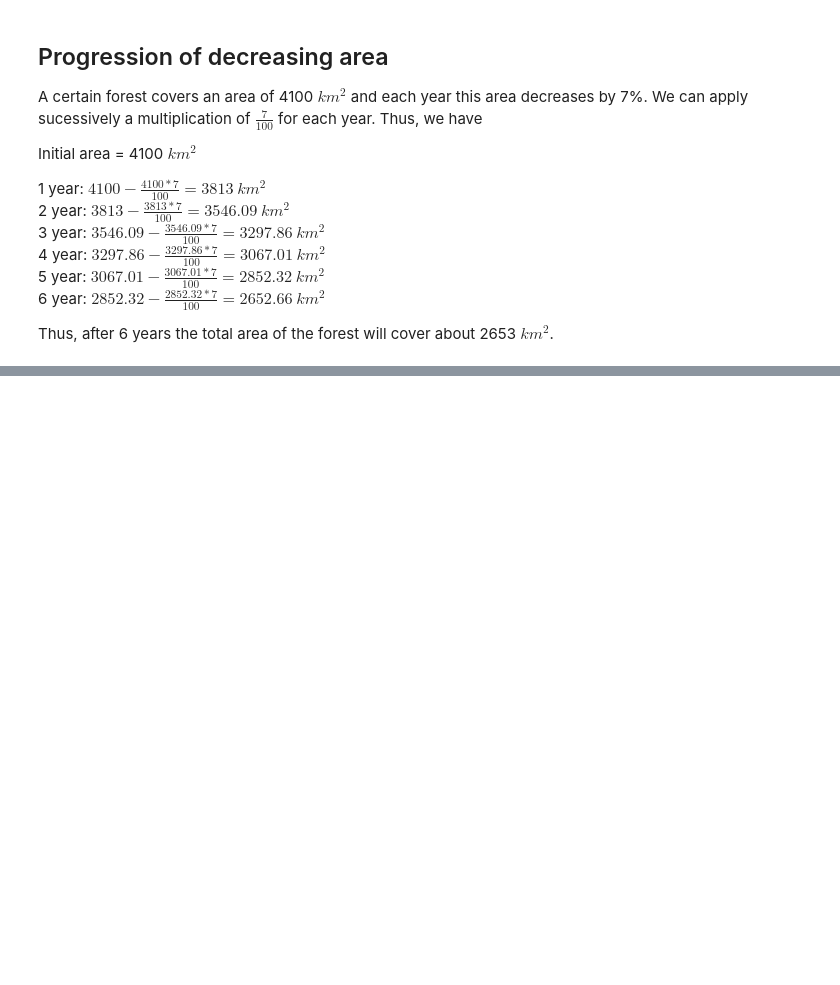
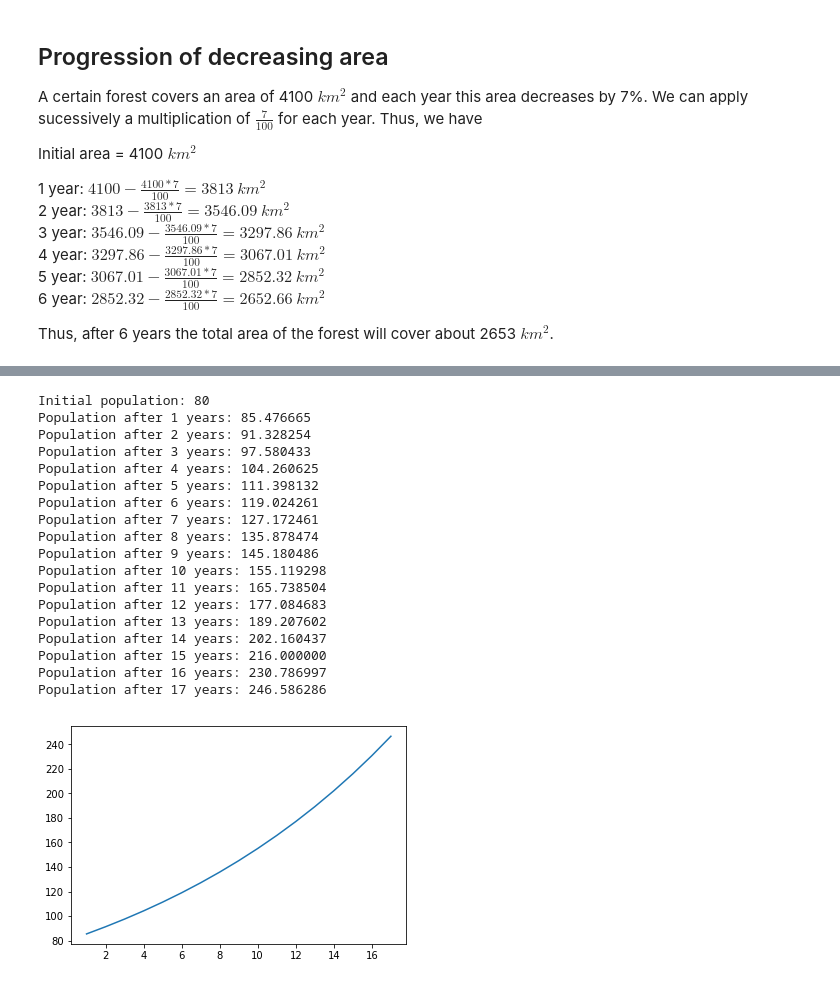
Before and after one commit to rogergranada/MOOCs, a Jupyter notebook: edX/ASUx/MAT170x/KnowledgeCheck.ipynb, the cells around one changed output, grey strips where cells are left out. Saved outputs shown, nothing was run; the diff lists cells and outputs as text; code cells hidden in the pictures; blank space fills up the shorter version.

```diff
--- a/edX/ASUx/MAT170x/KnowledgeCheck.ipynb
+++ b/edX/ASUx/MAT170x/KnowledgeCheck.ipynb
@@ -290,0 +325,40 @@ $
+# %%
+#brutal force
+import math as m
+
+a = 80
+print 'Initial population: %d' % a
+r = m.log(2.7)/15.
+
+vyear, vpop = [], []
+for year in range(1,18):
+    # y = a.e^{rt}
+    y = a*m.exp(r*year)
+    print 'Population after %d years: %f' % (year, y)
+    vyear.append(year)
+    vpop.append(y)
+
+
+plt.clf()
+plt.plot(vyear, vpop)
+plt.show()
+# %% [output]
+Initial population: 80
+Population after 1 years: 85.476665
+Population after 2 years: 91.328254
+Population after 3 years: 97.580433
+Population after 4 years: 104.260625
+Population after 5 years: 111.398132
+Population after 6 years: 119.024261
+Population after 7 years: 127.172461
+Population after 8 years: 135.878474
+Population after 9 years: 145.180486
+Population after 10 years: 155.119298
+Population after 11 years: 165.738504
+Population after 12 years: 177.084683
+Population after 13 years: 189.207602
+Population after 14 years: 202.160437
+Population after 15 years: 216.000000
+Population after 16 years: 230.786997
+Population after 17 years: 246.586286
+[figure, added]
```
Also changed, not shown: parts of 12 cells of this notebook.
